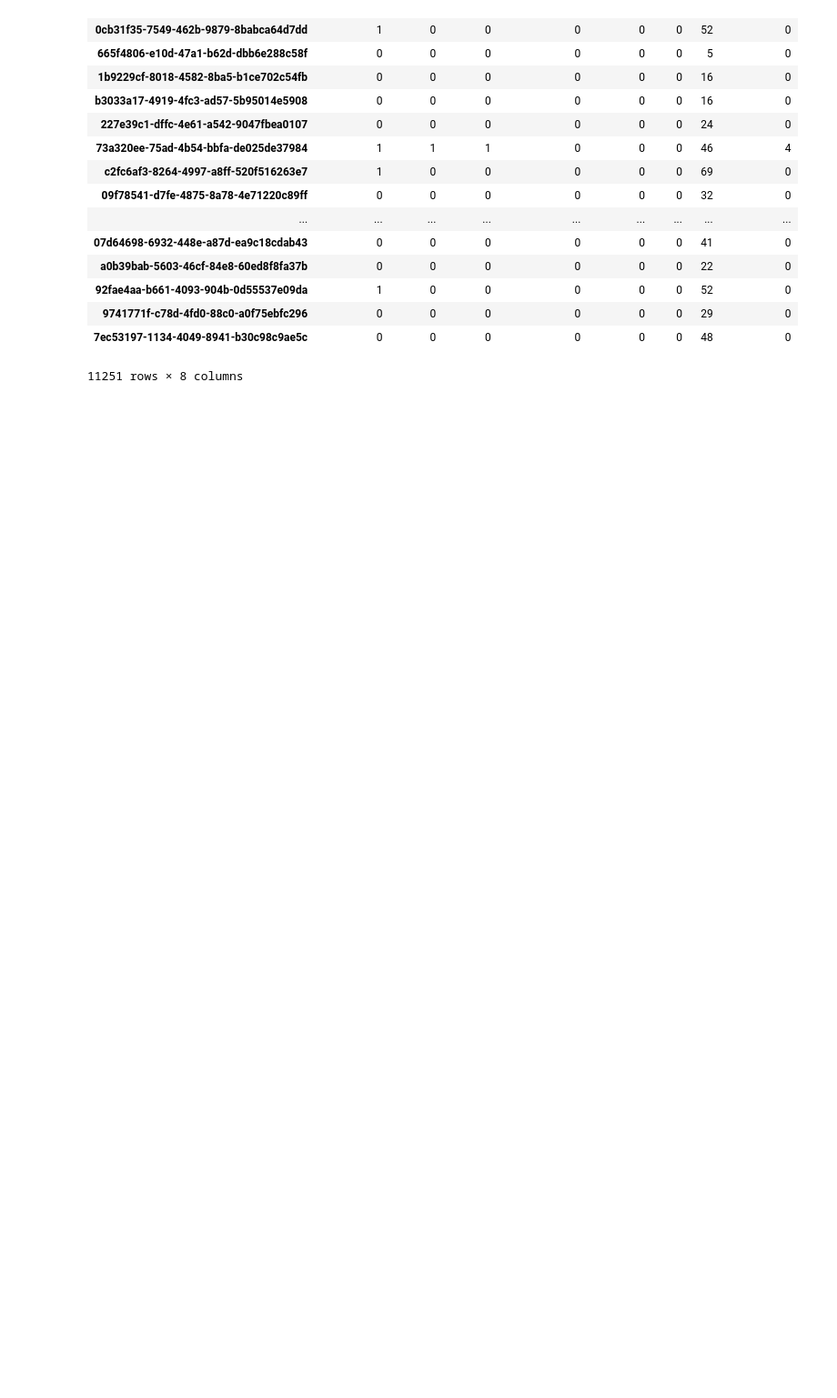
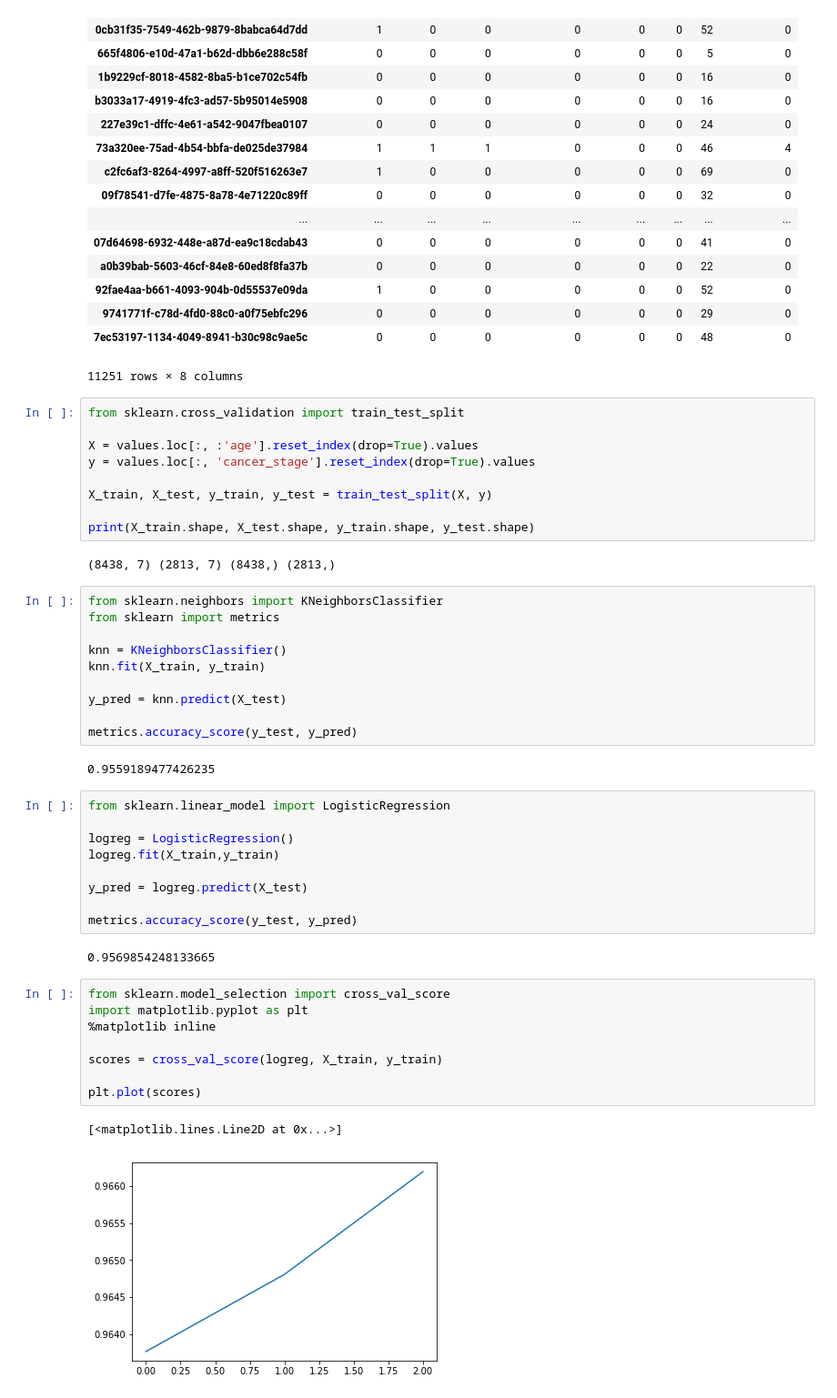
Before and after one commit to tacastillo/gout-predictor-app, a Jupyter notebook: crc-playground.ipynb, the cells around one changed output. Shown: that part at 91% size. Drawn from its saved outputs; the diff is of its cells as text; blank space fills up the shorter version.

Commit message:
updating notebook with scikit-learn models

```diff
--- a/crc-playground.ipynb
+++ b/crc-playground.ipynb
@@ -214,3 +214,48 @@ values
 | 9741771f-c78d-4fd0-88c0-a0f75ebfc296 | 0 | 0 | 0 | 0 | 0 | 0 | 29 | 0 |
 | 7ec53197-1134-4049-8941-b30c98c9ae5c | 0 | 0 | 0 | 0 | 0 | 0 | 48 | 0 |
 11251 rows × 8 columns
+# %%
+from sklearn.cross_validation import train_test_split
+
+X = values.loc[:, :'age'].reset_index(drop=True).values
+y = values.loc[:, 'cancer_stage'].reset_index(drop=True).values
+
+X_train, X_test, y_train, y_test = train_test_split(X, y)
+
+print(X_train.shape, X_test.shape, y_train.shape, y_test.shape)
+# %% [output]
+(8438, 7) (2813, 7) (8438,) (2813,)
+# %%
+from sklearn.neighbors import KNeighborsClassifier
+from sklearn import metrics
+
+knn = KNeighborsClassifier()
+knn.fit(X_train, y_train)
+
+y_pred = knn.predict(X_test)
+
+metrics.accuracy_score(y_test, y_pred)
+# %% [output]
+0.9559189477426235
+# %%
+from sklearn.linear_model import LogisticRegression
+
+logreg = LogisticRegression()
+logreg.fit(X_train,y_train)
+
+y_pred = logreg.predict(X_test)
+
+metrics.accuracy_score(y_test, y_pred)
+# %% [output]
+0.9569854248133665
+# %%
+from sklearn.model_selection import cross_val_score
+import matplotlib.pyplot as plt
+%matplotlib inline
+
+scores = cross_val_score(logreg, X_train, y_train)
+
+plt.plot(scores)
+# %% [output]
+[<matplotlib.lines.Line2D at 0x...>]
+[figure, added]
```
Also changed, not shown: parts of 4 cells of this notebook.
